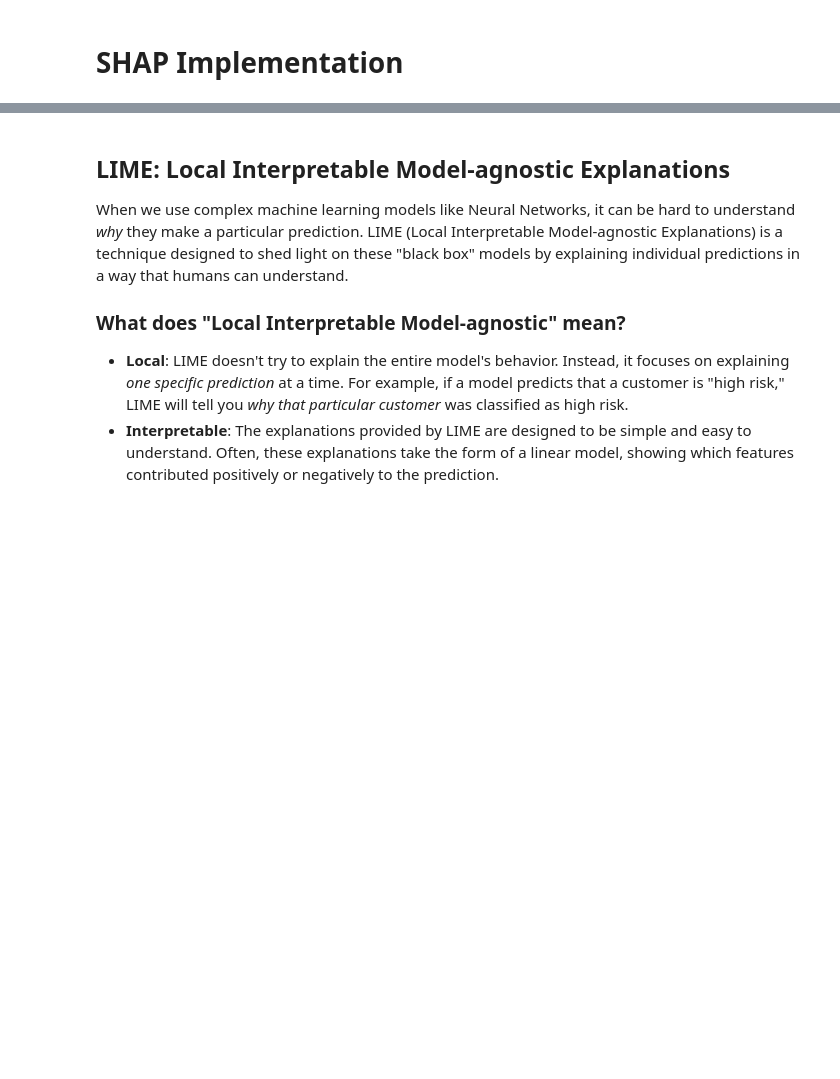
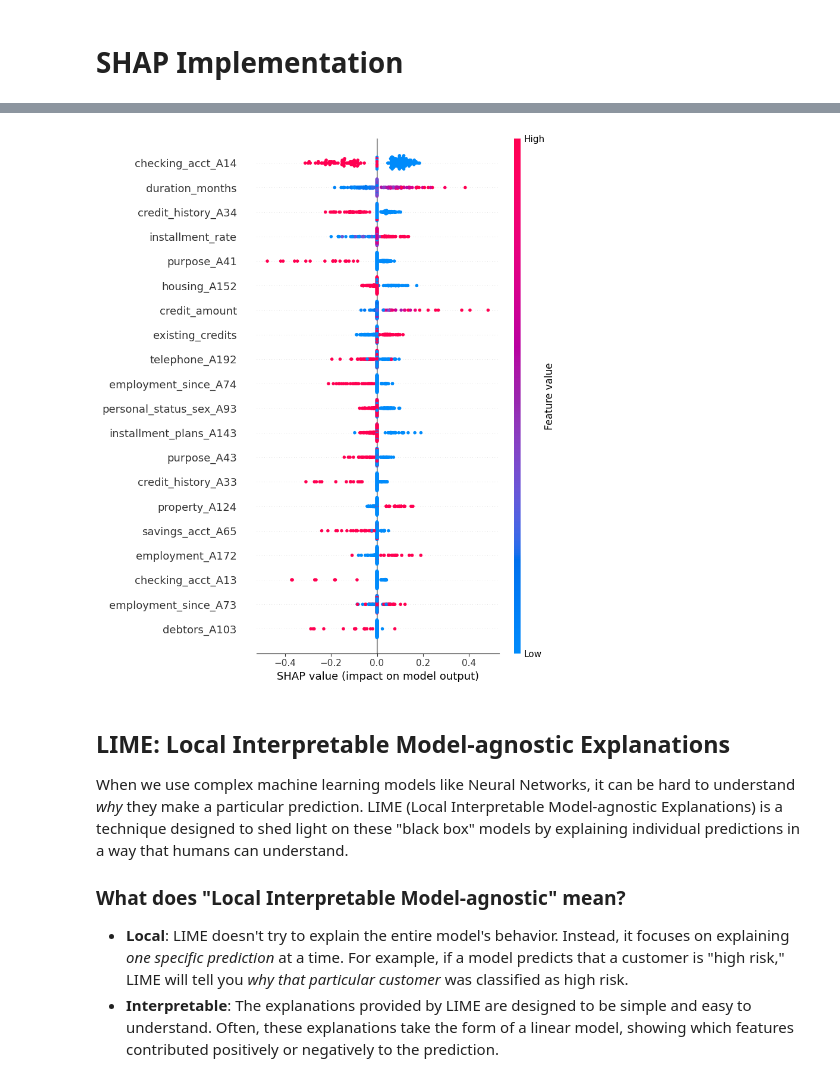
Before and after one commit to hertie-data-science-lab/tutorial-new-grp4, a Jupyter notebook: DEEPL_Tutorial_xAI.ipynb, the cells around one changed output, grey strips where cells are left out. Drawn from its saved outputs; the diff is of its cells as text; code cells hidden in the pictures; blank space fills up the shorter version.

Commit message:
Add scaling, SHAP, LIME adjusted

```diff
--- a/DEEPL_Tutorial_xAI.ipynb
+++ b/DEEPL_Tutorial_xAI.ipynb
@@ -499,8 +525,8 @@ class MLP(nn.Module):
         return self.net(x)
 # %%
 #We convert the df to tensors to be able to train with PyTorch
-X_train_t = torch.tensor(X_train.values, dtype=torch.float32)
-X_test_t  = torch.tensor(X_test.values, dtype=torch.float32)
+X_train_t = torch.tensor(X_train, dtype=torch.float32)
+X_test_t  = torch.tensor(X_test, dtype=torch.float32)
 
 y_train_t = torch.tensor(y_train.values, dtype=torch.float32).unsqueeze(1)
 y_test_t  = torch.tensor(y_test.values, dtype=torch.float32).unsqueeze(1)
@@ -620,0 +642,24 @@ It is worse to class a customer as good when they are bad (5), than it is to cla
+# %%
+import numpy as np
+
+def predict_proba_shap(X_array: np.ndarray) -> np.ndarray:
+    """
+    SHAP prediction function using KernelExplainer.
+    Input: numpy array (n_samples, n_features)
+    Output: numpy array (n_samples,) with P(bad)
+    """
+    FFNN_model.eval()
+    with torch.no_grad():
+        X_tensor = torch.tensor(X_array, dtype=torch.float32)
+        logits = FFNN_model(X_tensor)           # shape (n, 1)
+        p_bad = torch.sigmoid(logits).squeeze(1)  # shape (n,)
+        return p_bad.cpu().numpy()
+# %%
+#Using a background data set with the Kernel Explainer, randomized
+idx = np.random.choice(X_train.shape[0], size=200, replace=False)
+background = X_train[idx]
+
+shap_explainer = shap.KernelExplainer(
+    model=predict_proba_shap,
+    data=background
+)
@@ -621,3 +668,20 @@ It is worse to class a customer as good when they are bad (5), than it is to cla
+# %%
+#SHAP Test, subsample
+X_test_sample = X_test[:50]
+
+shap_values = shap_explainer.shap_values(X_test)
+# %%
+#Plotting of SHAP feature importance
+feature_names = X_ohe.columns.tolist()
+
+shap.summary_plot(
+    shap_values,
+    X_test,
+    feature_names=feature_names,
+    show=True
+)
+# %% [output]
+[figure, added]
 # %% [markdown]
 ## LIME: Local Interpretable Model-agnostic Explanations
 
```
Also changed, not shown: parts of 16 cells of this notebook.
